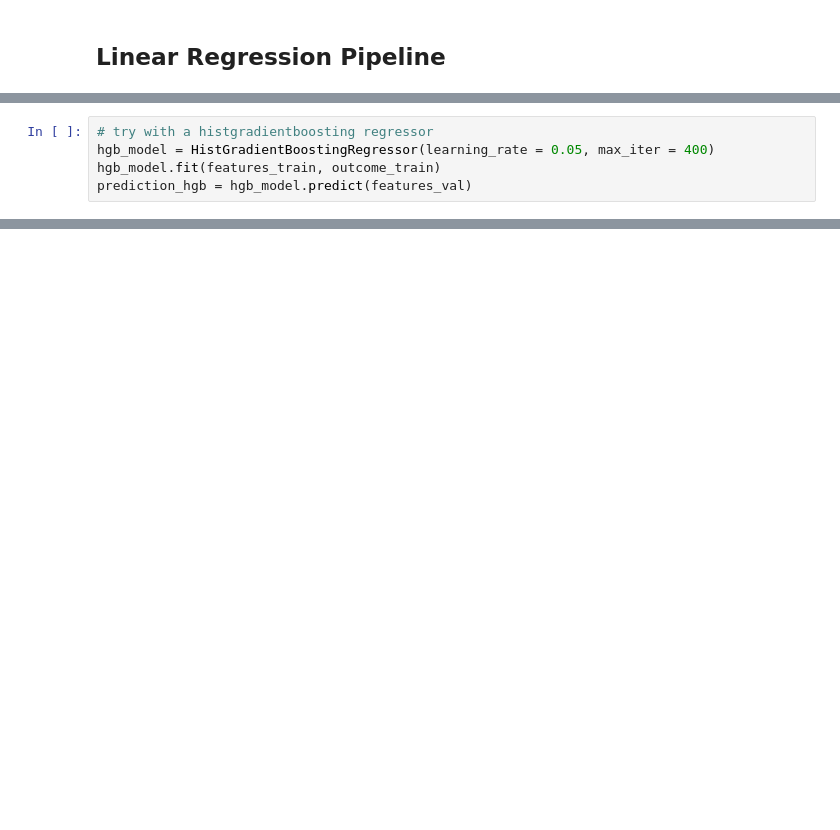
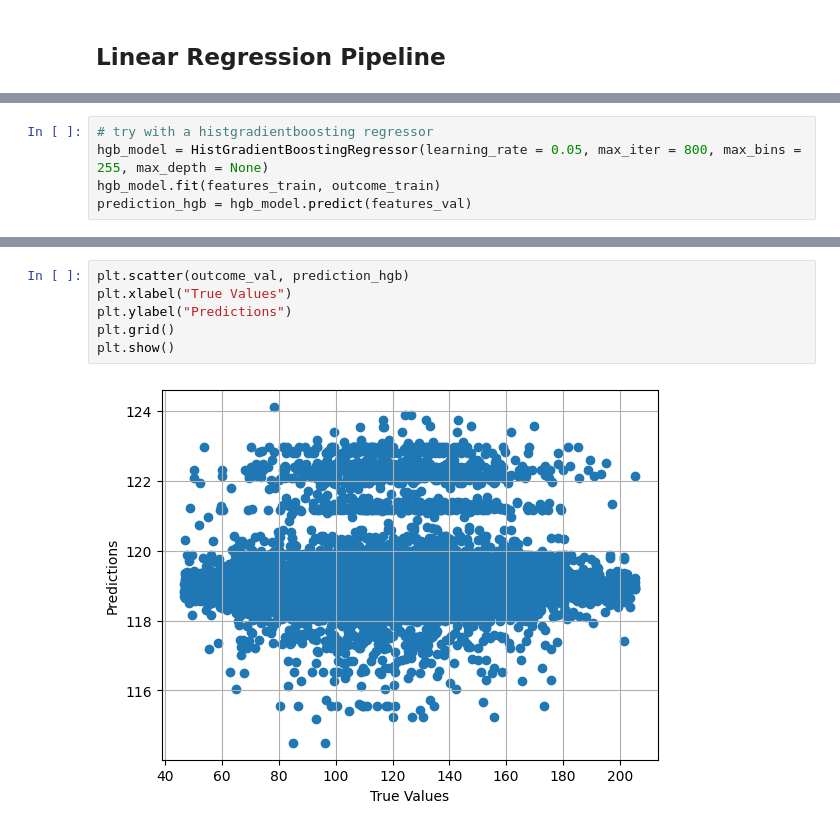
Before and after one commit to jessiestang/kagggle-predict-song-beat, a Jupyter notebook: linear_regression.ipynb, the cells around one changed output, grey strips where cells are left out. Cells and saved outputs as stored; diff of their text form; blank space fills up the shorter version.

```diff
--- a/linear_regression.ipynb
+++ b/linear_regression.ipynb
@@ -84,6 +65,6 @@ The r2 score is -0.0006022955495192939
 # %%
 # try with a histgradientboosting regressor
-hgb_model = HistGradientBoostingRegressor(learning_rate = 0.05, max_iter = 400)
+hgb_model = HistGradientBoostingRegressor(learning_rate = 0.05, max_iter = 800, max_bins = 255, max_depth = None)
 hgb_model.fit(features_train, outcome_train)
 prediction_hgb = hgb_model.predict(features_val)
 # %%
@@ -101,2 +82,10 @@ The r2 score is 0.0006068261717581125
+# %%
+plt.scatter(outcome_val, prediction_hgb)
+plt.xlabel("True Values")
+plt.ylabel("Predictions")
+plt.grid()
+plt.show()
+# %% [output]
+[figure, added]
 # %%
 # construct an ensemble pipeline with xgboost and histgradientboosting
```
Also changed, not shown: parts of 14 cells of this notebook.
